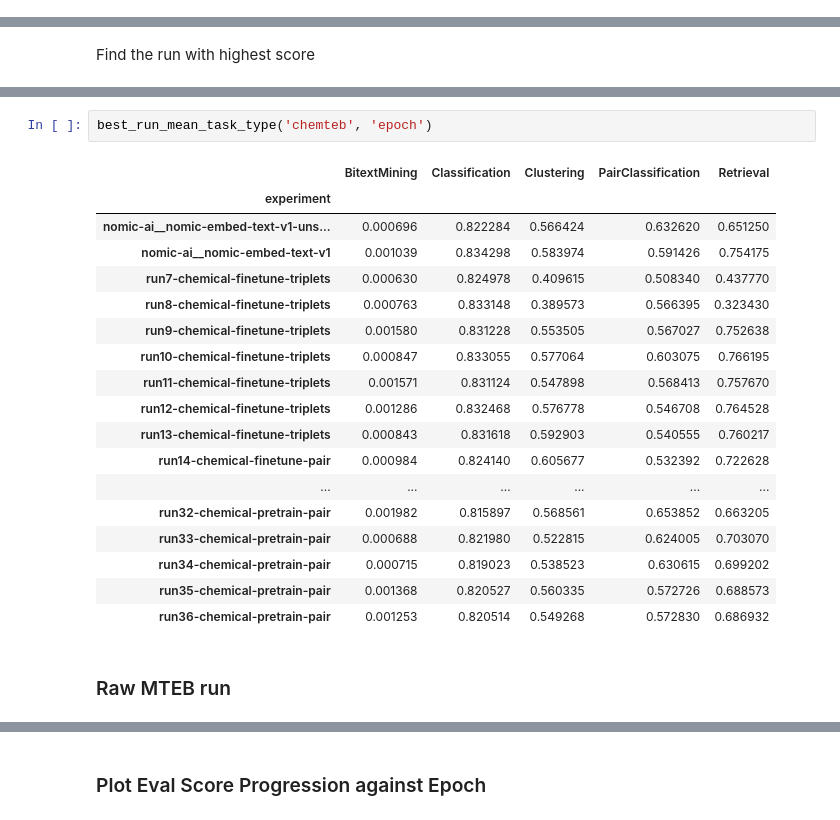
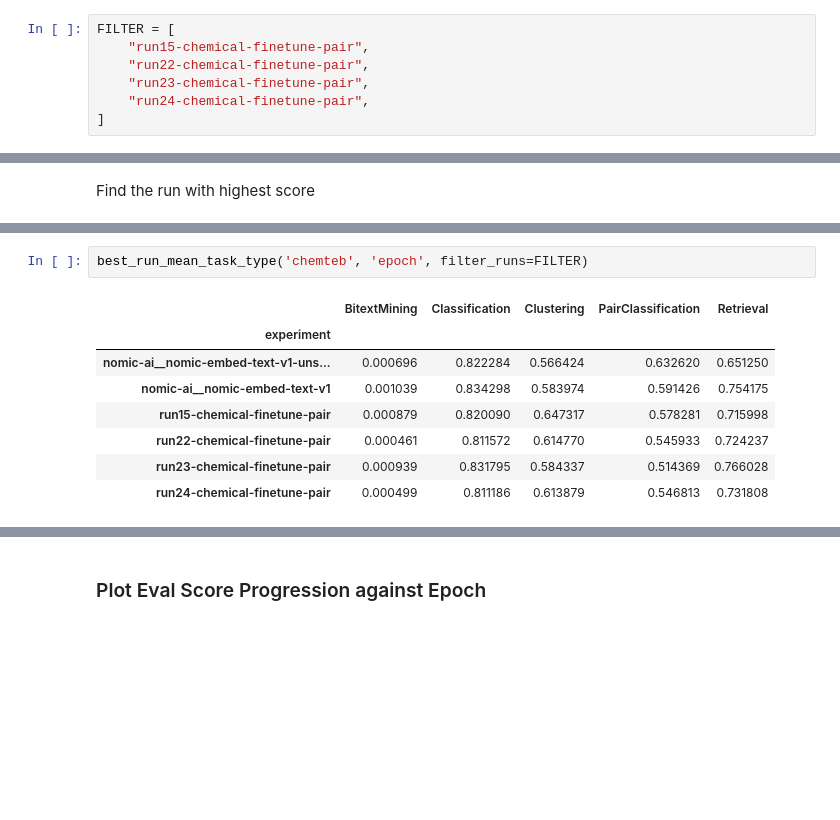
Before and after one commit to HSILA/ChEmbed-Results, a Jupyter notebook: results.ipynb, the cells around one changed output, grey strips where cells are left out. Cells and saved outputs as stored; diff of their text form; blank space fills up the shorter version.

```diff
--- a/results.ipynb
+++ b/results.ipynb
@@ -5,6 +5,13 @@ from typing import Literal, Tuple
 import re
 import mteb
 import os
+# %%
+FILTER = [
+    "run15-chemical-finetune-pair",
+    "run22-chemical-finetune-pair",
+    "run23-chemical-finetune-pair",
+    "run24-chemical-finetune-pair",
+]
 # %%
 def extract_number(s):
     m = re.search(r'\d+', s)
@@ -299,23 +357,11 @@ def best_run_mean_task_type(path: str,
 # %%
-best_run_mean_task_type('chemteb', 'epoch')
+best_run_mean_task_type('chemteb', 'epoch', filter_runs=FILTER)
 # %% [output]
 |  | BitextMining | Classification | Clustering | PairClassification | Retrieval |
 | experiment |  |  |  |  |  |
 | nomic-ai__nomic-embed-text-v1-uns... | 0.000696 | 0.822284 | 0.566424 | 0.632620 | 0.651250 |
 | nomic-ai__nomic-embed-text-v1 | 0.001039 | 0.834298 | 0.583974 | 0.591426 | 0.754175 |
-| run7-chemical-finetune-triplets | 0.000630 | 0.824978 | 0.409615 | 0.508340 | 0.437770 |
-| run8-chemical-finetune-triplets | 0.000763 | 0.833148 | 0.389573 | 0.566395 | 0.323430 |
-| run9-chemical-finetune-triplets | 0.001580 | 0.831228 | 0.553505 | 0.567027 | 0.752638 |
-| run10-chemical-finetune-triplets | 0.000847 | 0.833055 | 0.577064 | 0.603075 | 0.766195 |
-| run11-chemical-finetune-triplets | 0.001571 | 0.831124 | 0.547898 | 0.568413 | 0.757670 |
-| run12-chemical-finetune-triplets | 0.001286 | 0.832468 | 0.576778 | 0.546708 | 0.764528 |
-| run13-chemical-finetune-triplets | 0.000843 | 0.831618 | 0.592903 | 0.540555 | 0.760217 |
-| run14-chemical-finetune-pair | 0.000984 | 0.824140 | 0.605677 | 0.532392 | 0.722628 |
-| ... | ... | ... | ... | ... | ... |
-| run32-chemical-pretrain-pair | 0.001982 | 0.815897 | 0.568561 | 0.653852 | 0.663205 |
-| run33-chemical-pretrain-pair | 0.000688 | 0.821980 | 0.522815 | 0.624005 | 0.703070 |
-| run34-chemical-pretrain-pair | 0.000715 | 0.819023 | 0.538523 | 0.630615 | 0.699202 |
-| run35-chemical-pretrain-pair | 0.001368 | 0.820527 | 0.560335 | 0.572726 | 0.688573 |
-| run36-chemical-pretrain-pair | 0.001253 | 0.820514 | 0.549268 | 0.572830 | 0.686932 |
+| run15-chemical-finetune-pair | 0.000879 | 0.820090 | 0.647317 | 0.578281 | 0.715998 |
+| run22-chemical-finetune-pair | 0.000461 | 0.811572 | 0.614770 | 0.545933 | 0.724237 |
+| run23-chemical-finetune-pair | 0.000939 | 0.831795 | 0.584337 | 0.514369 | 0.766028 |
+| run24-chemical-finetune-pair | 0.000499 | 0.811186 | 0.613879 | 0.546813 | 0.731808 |
-# %% [markdown]
-### Raw MTEB run
```
Also changed, not shown: parts of 25 cells of this notebook, 1 other file.
